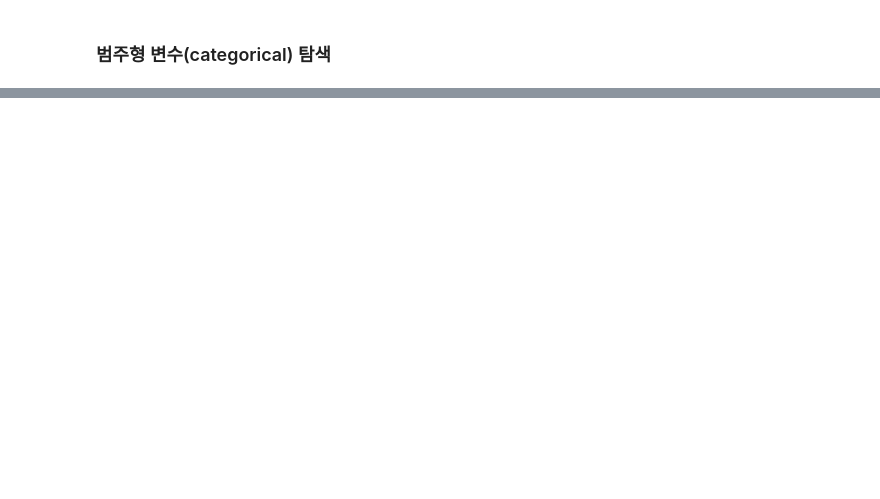
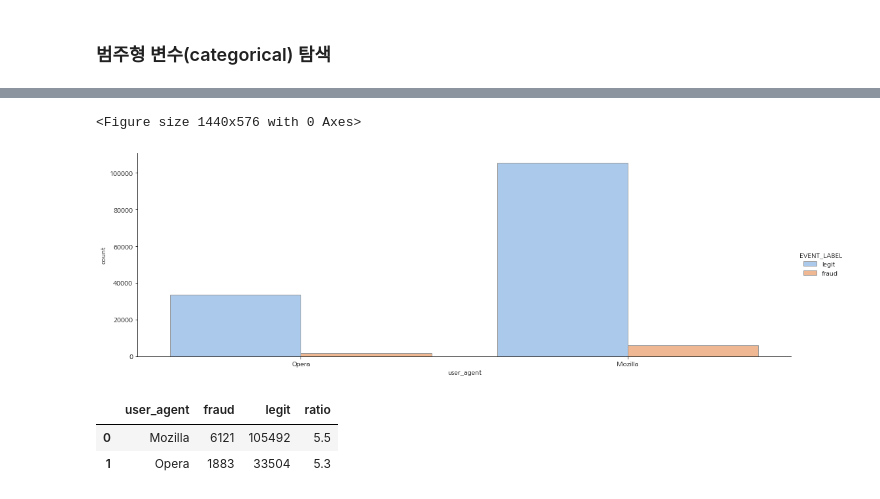
Before and after one commit to seonydg/ml-classification-predicting-credit-card-fraud-transactions, a Jupyter notebook: Predicting Credit Card Fraud Transactions.ipynb, the cells around one changed output, grey strips where cells are left out. Drawn from its saved outputs; the diff is of its cells as text; code cells hidden in the pictures; blank space fills up the shorter version.

Commit message:
feat : data preprocessing-3

```diff
--- a/Predicting Credit Card Fraud Transactions.ipynb
+++ b/Predicting Credit Card Fraud Transactions.ipynb
@@ -332,0 +341,4 @@ gp 3 : 0.006318504190844616
+# %%
+df['historic_velocity_gp'] = np.where(df['historic_velocity'] <= 4000, 1,
+                                    np.where(df['historic_velocity'] <= 6000, 2, 3))
+df[['historic_velocity', 'historic_velocity_gp']]
@@ -334,0 +390,21 @@ gp 3 : 0.006318504190844616
+# %%
+plt.figure(figsize=(20, 8))
+sns.catplot(data=df, x='user_agent', hue='EVENT_LABEL', kind='count', palette='pastel', edgecolor='.6' , aspect=3)
+plt.show()
+# %% [output]
+<Figure size 1440x576 with 0 Axes>
+[figure, added]
+# %%
+cat_val = 'user_agent'
+
+df_cat_val = df.groupby([cat_val, 'EVENT_LABEL'], as_index=False)['EVENT_TIMESTAMP'].count()
+
+pivot_cat_val = pd.pivot_table(df_cat_val, index=cat_val, columns='EVENT_LABEL', values='EVENT_TIMESTAMP').reset_index()
+pivot_cat_val.columns.names=['']
+
+pivot_cat_val['ratio'] = round((pivot_cat_val.iloc[:, 1] / (pivot_cat_val.iloc[:, 1] + pivot_cat_val.iloc[:, 2])) * 100, 1)
+pivot_cat_val
+# %% [output]
+|  | user_agent | fraud | legit | ratio |
+| 0 | Mozilla | 6121 | 105492 | 5.5 |
+| 1 | Opera | 1883 | 33504 | 5.3 |
```
Also changed, not shown: parts of 10 cells of this notebook.
